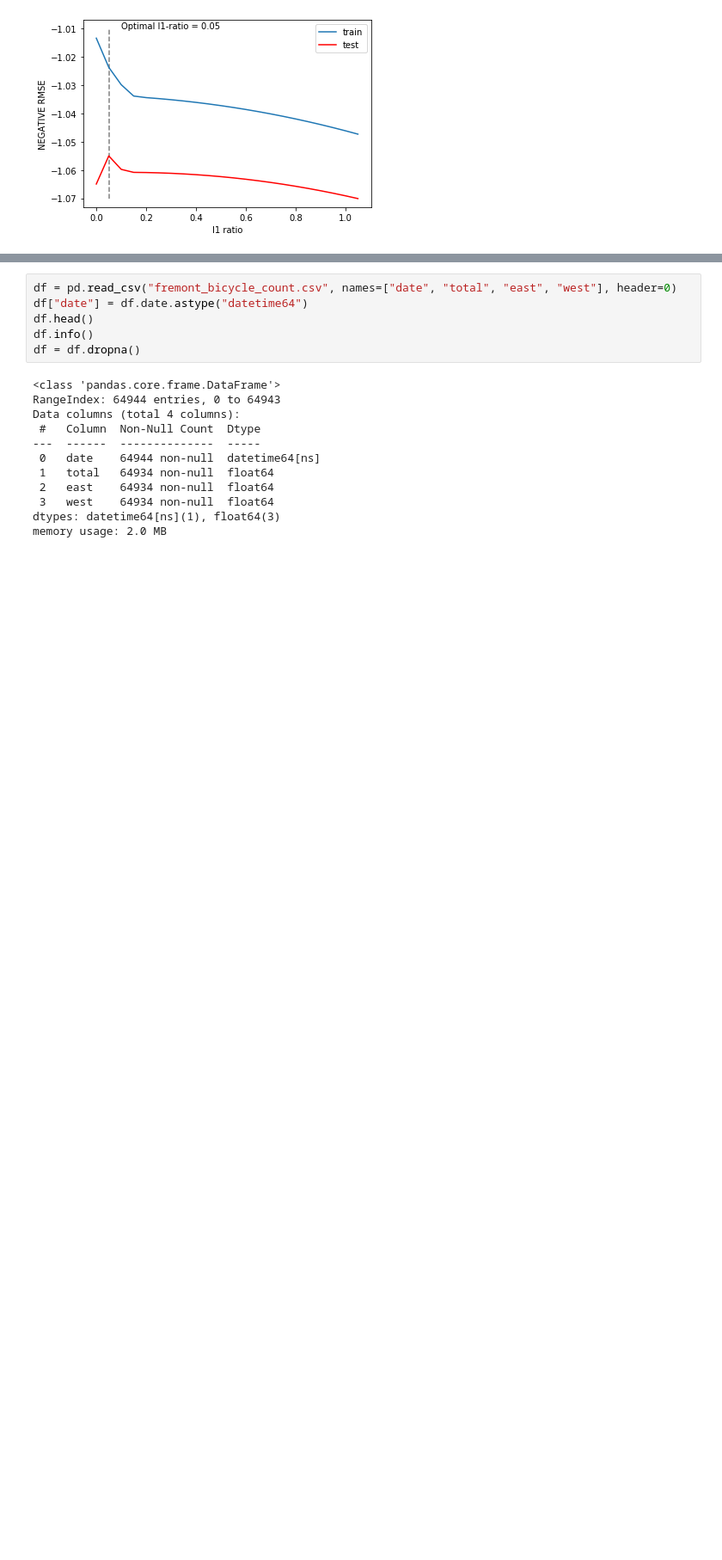
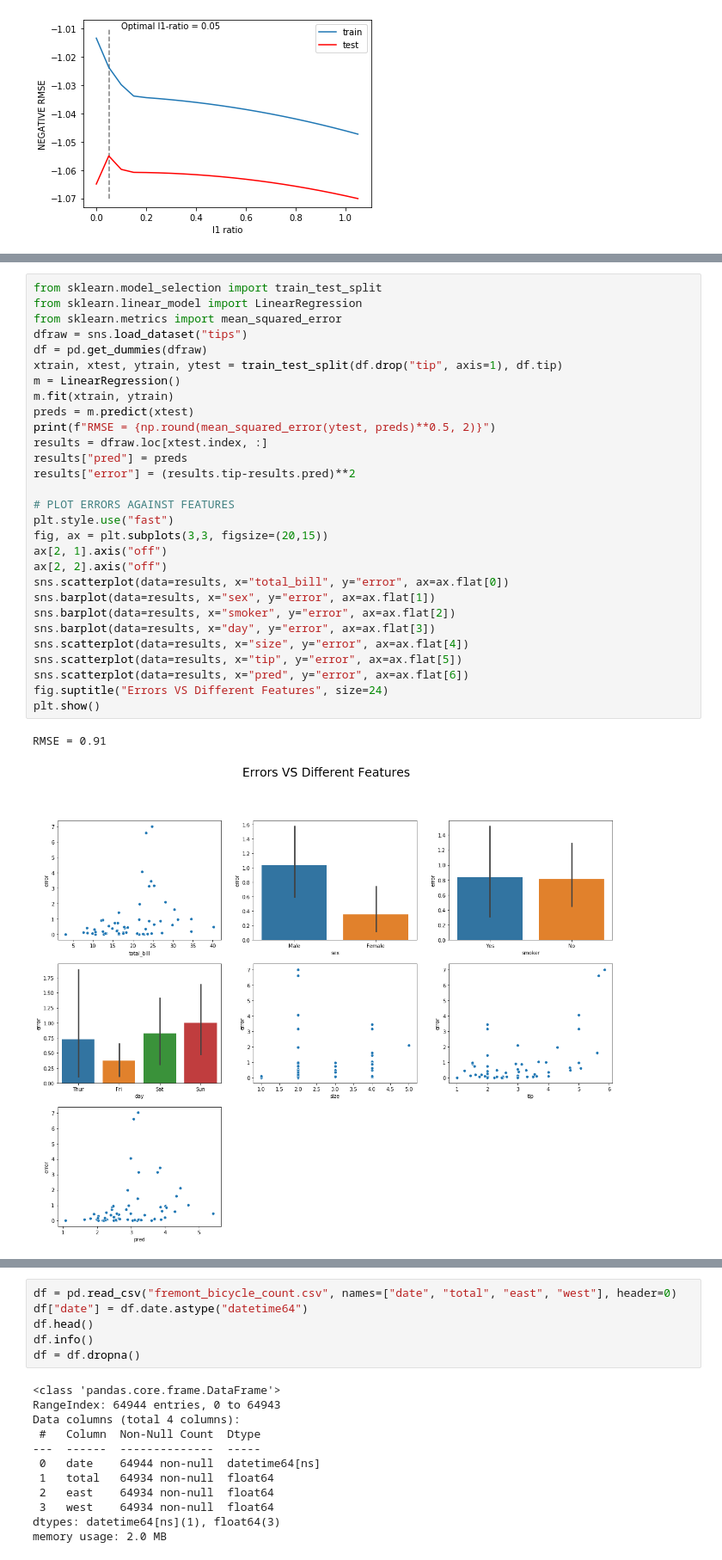
Before and after one commit to moritzwilksch/DataScienceEducation, a Jupyter notebook: PythonForDataScienceHandbook/NotesPythonDSHandbook.ipynb, the cells around one changed output, grey strips where cells are left out. Shown at 86% size. Drawn from its saved outputs; the diff is of its cells as text; blank space fills up the shorter version.

Commit message:
added error/feature plots

```diff
--- a/PythonForDataScienceHandbook/NotesPythonDSHandbook.ipynb
+++ b/PythonForDataScienceHandbook/NotesPythonDSHandbook.ipynb
@@ -331,0 +333,32 @@ Naive Bayes classifiers tend to perform especially well in one of the following
+# %%
+from sklearn.model_selection import train_test_split
+from sklearn.linear_model import LinearRegression
+from sklearn.metrics import mean_squared_error
+dfraw = sns.load_dataset("tips")
+df = pd.get_dummies(dfraw)
+xtrain, xtest, ytrain, ytest = train_test_split(df.drop("tip", axis=1), df.tip)
+m = LinearRegression()
+m.fit(xtrain, ytrain)
+preds = m.predict(xtest)
+print(f"RMSE = {np.round(mean_squared_error(ytest, preds)**0.5, 2)}")
+results = dfraw.loc[xtest.index, :]
+results["pred"] = preds
+results["error"] = (results.tip-results.pred)**2
+
+# PLOT ERRORS AGAINST FEATURES
+plt.style.use("fast")
+fig, ax = plt.subplots(3,3, figsize=(20,15))
+ax[2, 1].axis("off")
+ax[2, 2].axis("off")
+sns.scatterplot(data=results, x="total_bill", y="error", ax=ax.flat[0])
+sns.barplot(data=results, x="sex", y="error", ax=ax.flat[1])
+sns.barplot(data=results, x="smoker", y="error", ax=ax.flat[2])
+sns.barplot(data=results, x="day", y="error", ax=ax.flat[3])
+sns.scatterplot(data=results, x="size", y="error", ax=ax.flat[4])
+sns.scatterplot(data=results, x="tip", y="error", ax=ax.flat[5])
+sns.scatterplot(data=results, x="pred", y="error", ax=ax.flat[6])
+fig.suptitle("Errors VS Different Features", size=24)
+plt.show()
+# %% [output]
+RMSE = 0.91
+[figure, added]
```
Also changed, not shown: parts of 6 cells of this notebook.
